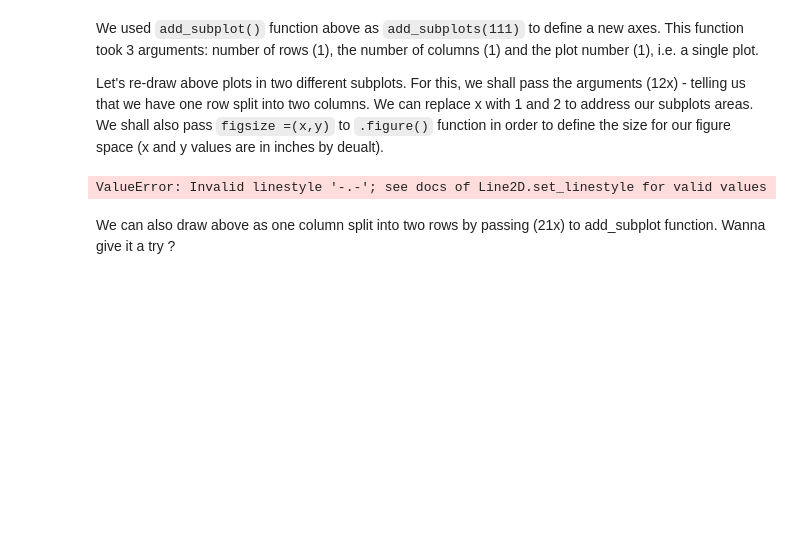
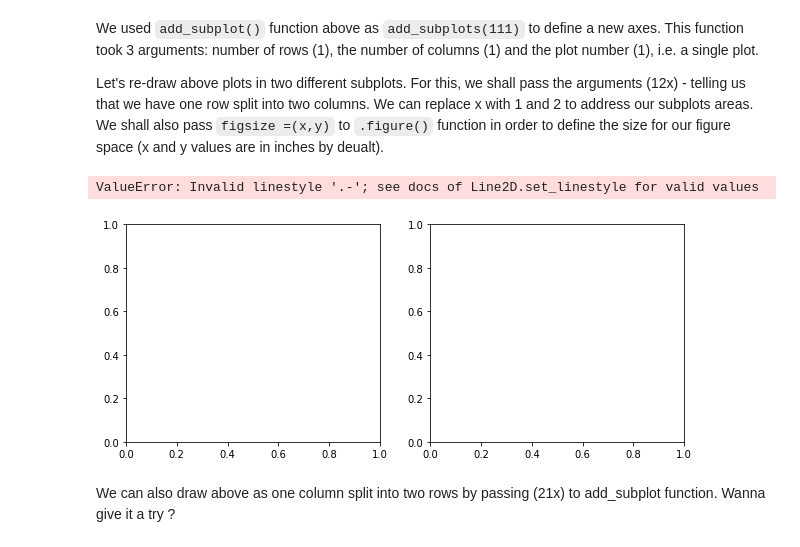
Before and after one commit to slieb74/dsc-1-03-12-customizing-visualizations-with-matplotlib-nyc-career-ds-062518, a Jupyter notebook: index.ipynb, the cells around one changed output. Cells and saved outputs as stored; diff of their text form; code cells hidden in the pictures; blank space fills up the shorter version.

```diff
--- a/index.ipynb
+++ b/index.ipynb
@@ -140,29 +140,30 @@ Let's re-draw above plots in two different subplots. For this, we shall pass the
 # %%
 # Define a new figure with matplotlib's .plot() function. Set the size of figure space
 new_figure = plt.figure(figsize=(10,4))
 
 # Add a subplot to the figure - a new axes
 ax = new_figure.add_subplot(121)
 
 # Add a second subplot to the figure - a new axes
 ax2 = new_figure.add_subplot(122)
 
 # Generate a line plot on first axes
-ax.plot([1, 4, 6, 8], [10, 15, 27, 32], color='lightblue', linewidth=3, linestyle = '-.-')
+ax.plot([1, 4, 6, 8], [10, 15, 27, 32], color='lightblue', linewidth=3, linestyle = '.-.')
 
 # Draw a scatter plot on 2nd axes
 ax2.scatter([0.5, 2.2, 4.2, 6.5], [21, 19, 9, 26], color='red', marker='o')
 
 # Set the limits of x and y for first axes
 ax.set_xlim(0, 9), ax.set_ylim(5,35)
 
 # Set the limits of x and y for 2nd axes
 ax2.set_xlim(0, 9), ax2.set_ylim(5,35)
 
 # Show the plot
 plt.show()
 # %% [output]
-ValueError: Invalid linestyle '-.-'; see docs of Line2D.set_linestyle for valid values
+ValueError: Invalid linestyle '.-'; see docs of Line2D.set_linestyle for valid values
+[figure, added]
 # %% [markdown]
 We can also draw above as one column split into two rows by passing (21x) to add_subplot function. Wanna give it a try ?
 # %% [markdown]
```
